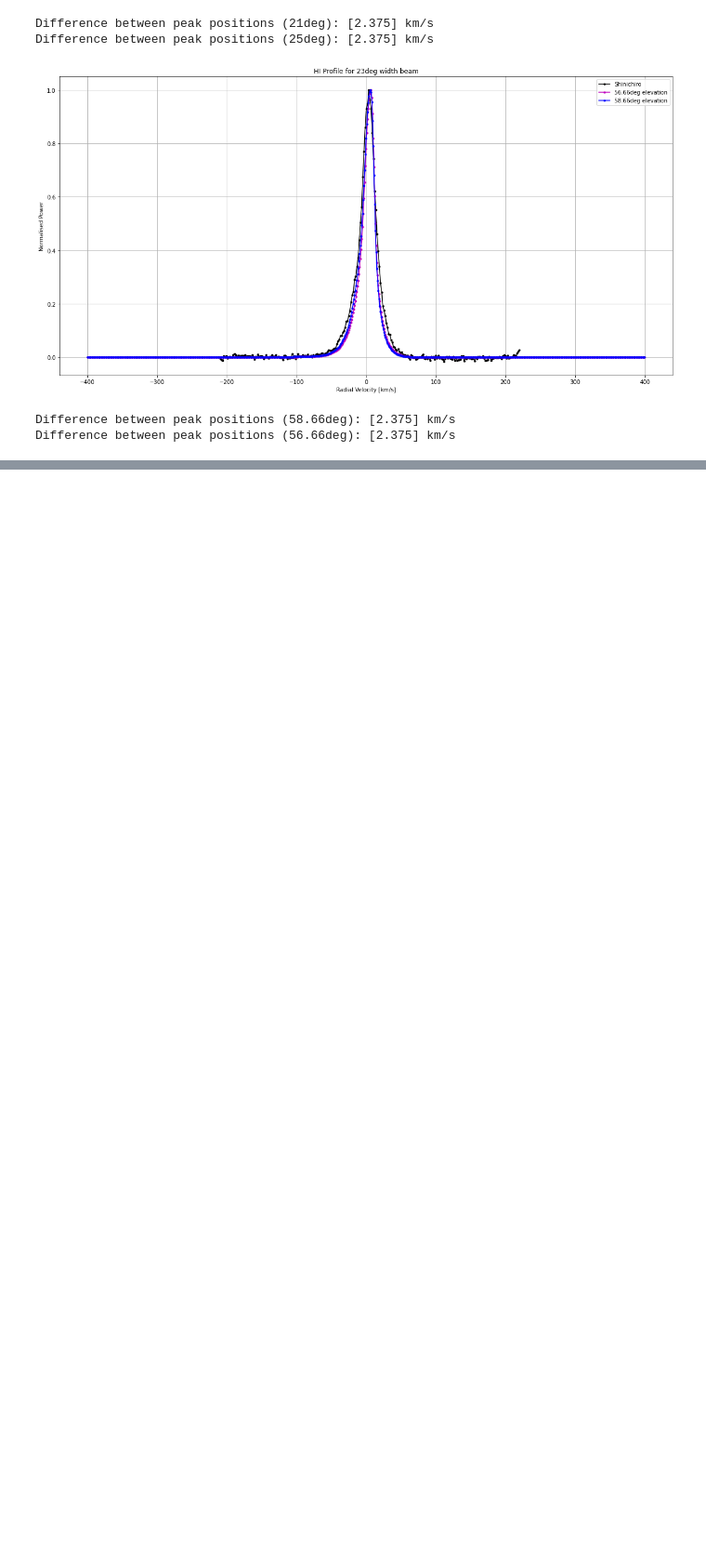
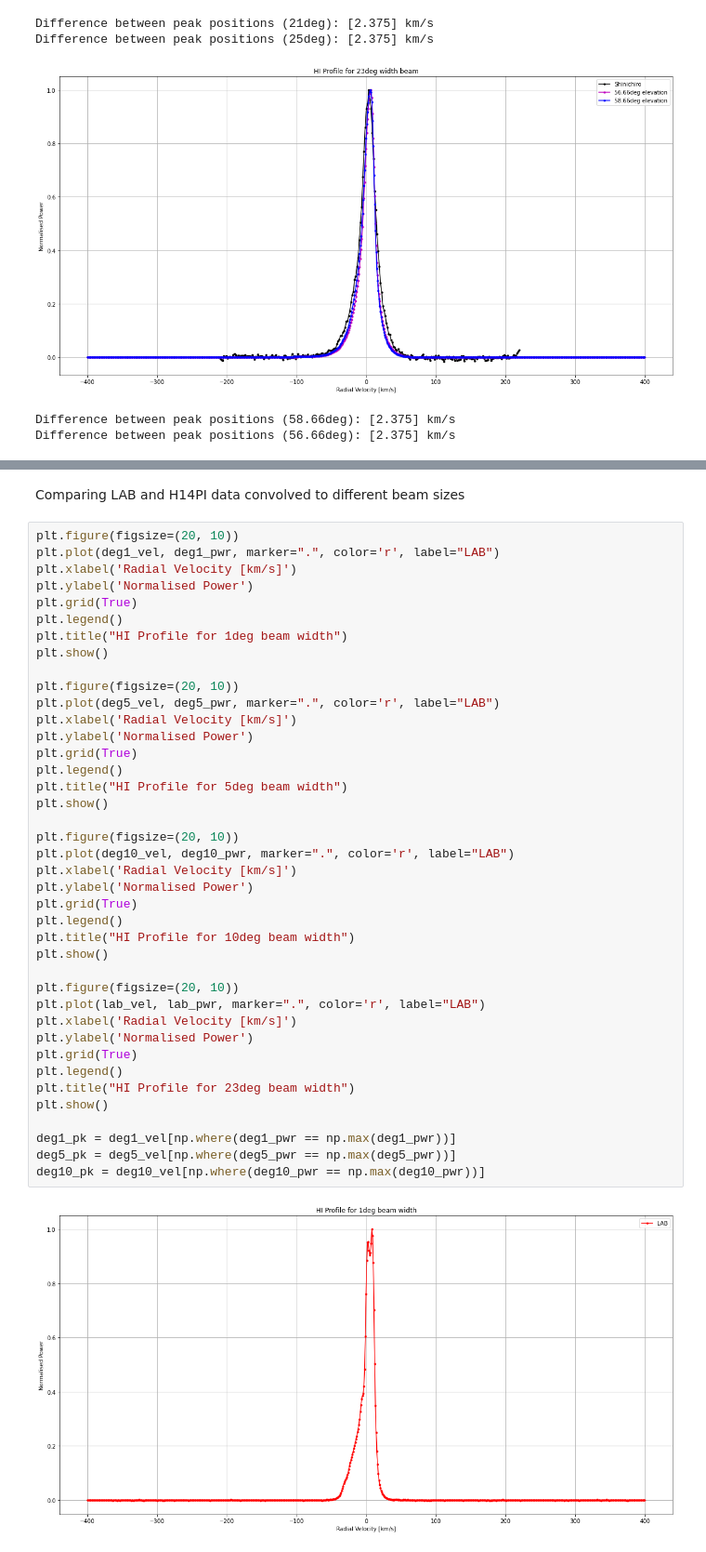
Before and after one commit to louis-hurrey/L-BASS, a Jupyter notebook: velocity_correction.ipynb, the cells around one changed output, grey strips where cells are left out. Shown at 93% size. Drawn from its saved outputs; the diff is of its cells as text; blank space fills up the shorter version.

```diff
--- a/velocity_correction.ipynb
+++ b/velocity_correction.ipynb
@@ -134,0 +173,44 @@ Difference between peak positions (56.66deg): [2.375] km/s
+# %% [markdown]
+Comparing LAB and H14PI data convolved to different beam sizes
+# %%
+plt.figure(figsize=(20, 10))
+plt.plot(deg1_vel, deg1_pwr, marker=".", color='r', label="LAB")
+plt.xlabel('Radial Velocity [km/s]')
+plt.ylabel('Normalised Power')
+plt.grid(True)
+plt.legend()
+plt.title("HI Profile for 1deg beam width")
+plt.show()
+
+plt.figure(figsize=(20, 10))
+plt.plot(deg5_vel, deg5_pwr, marker=".", color='r', label="LAB")
+plt.xlabel('Radial Velocity [km/s]')
+plt.ylabel('Normalised Power')
+plt.grid(True)
+plt.legend()
+plt.title("HI Profile for 5deg beam width")
+plt.show()
+
+plt.figure(figsize=(20, 10))
+plt.plot(deg10_vel, deg10_pwr, marker=".", color='r', label="LAB")
+plt.xlabel('Radial Velocity [km/s]')
+plt.ylabel('Normalised Power')
+plt.grid(True)
+plt.legend()
+plt.title("HI Profile for 10deg beam width")
+plt.show()
+
+plt.figure(figsize=(20, 10))
+plt.plot(lab_vel, lab_pwr, marker=".", color='r', label="LAB")
+plt.xlabel('Radial Velocity [km/s]')
+plt.ylabel('Normalised Power')
+plt.grid(True)
+plt.legend()
+plt.title("HI Profile for 23deg beam width")
+plt.show()
+
+deg1_pk = deg1_vel[np.where(deg1_pwr == np.max(deg1_pwr))]
+deg5_pk = deg5_vel[np.where(deg5_pwr == np.max(deg5_pwr))]
+deg10_pk = deg10_vel[np.where(deg10_pwr == np.max(deg10_pwr))]
+# %% [output]
+[figure, added]
```
Also changed, not shown: parts of 7 cells of this notebook, 4 other files.
